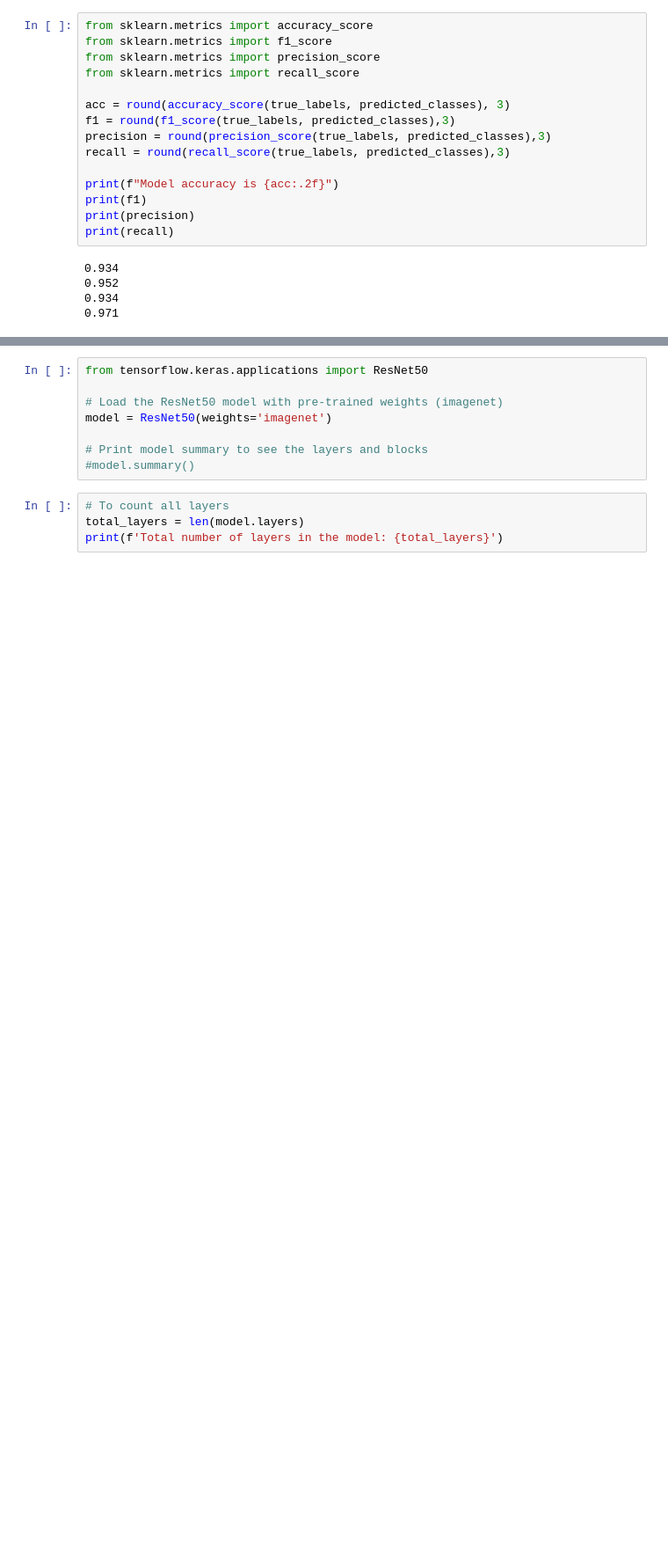
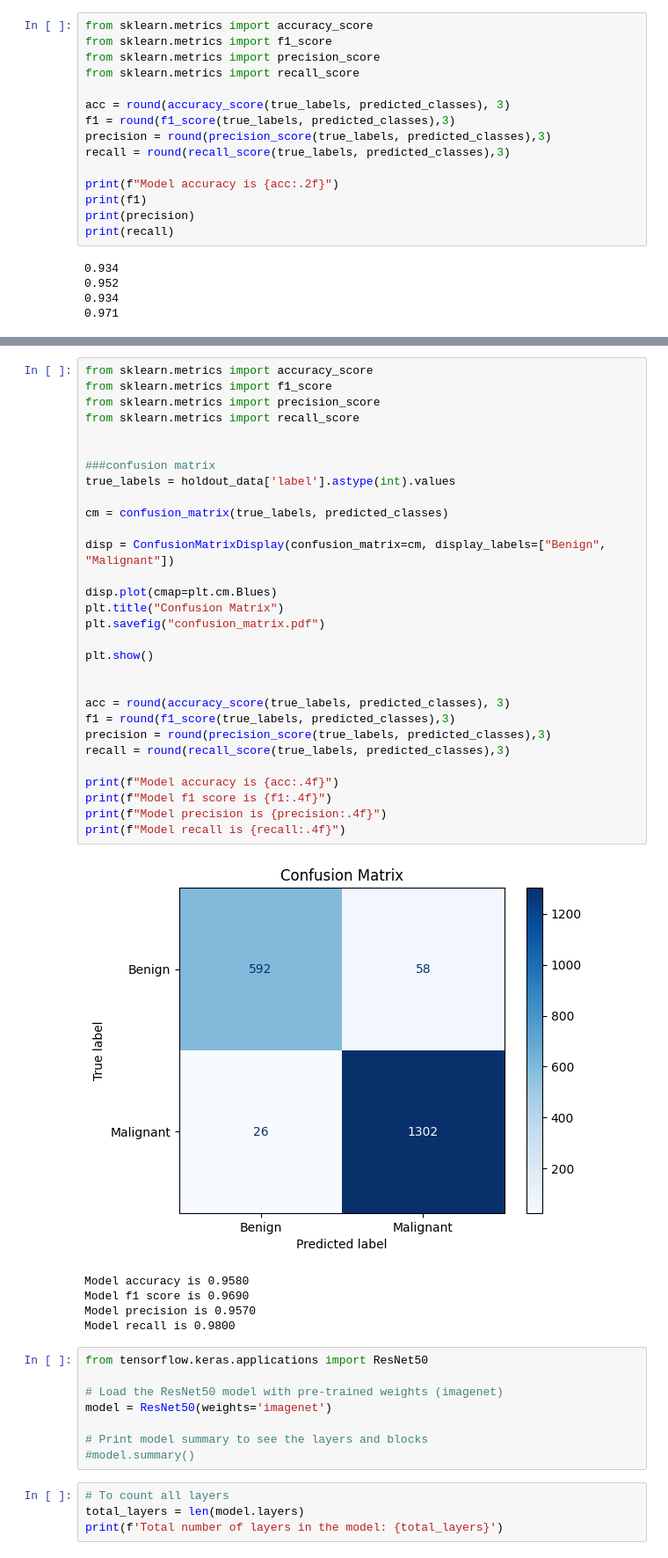
Before and after one commit to mariaserov/ML_BreakHis, a Jupyter notebook: scr/ResNet50.ipynb, the cells around one changed output, grey strips where cells are left out. Shown at 88% size. Cells and saved outputs as stored; diff of their text form; blank space fills up the shorter version.

```diff
--- a/scr/ResNet50.ipynb
+++ b/scr/ResNet50.ipynb
@@ -330,3 +395,39 @@ print(recall)
+# %%
+from sklearn.metrics import accuracy_score
+from sklearn.metrics import f1_score
+from sklearn.metrics import precision_score
+from sklearn.metrics import recall_score
+
+
+###confusion matrix
+true_labels = holdout_data['label'].astype(int).values
+
+cm = confusion_matrix(true_labels, predicted_classes)
+
+disp = ConfusionMatrixDisplay(confusion_matrix=cm, display_labels=["Benign", "Malignant"])
+
+disp.plot(cmap=plt.cm.Blues)
+plt.title("Confusion Matrix")
+plt.savefig("confusion_matrix.pdf")
+
+plt.show()
+
+
+acc = round(accuracy_score(true_labels, predicted_classes), 3)
+f1 = round(f1_score(true_labels, predicted_classes),3)
+precision = round(precision_score(true_labels, predicted_classes),3)
+recall = round(recall_score(true_labels, predicted_classes),3)
+
+print(f"Model accuracy is {acc:.4f}")
+print(f"Model f1 score is {f1:.4f}")
+print(f"Model precision is {precision:.4f}")
+print(f"Model recall is {recall:.4f}")
+# %% [output]
+[figure, added]
+Model accuracy is 0.9580
+Model f1 score is 0.9690
+Model precision is 0.9570
+Model recall is 0.9800
 # %%
 from tensorflow.keras.applications import ResNet50
 
```
Also changed, not shown: parts of 4 cells of this notebook, 2 other files.
